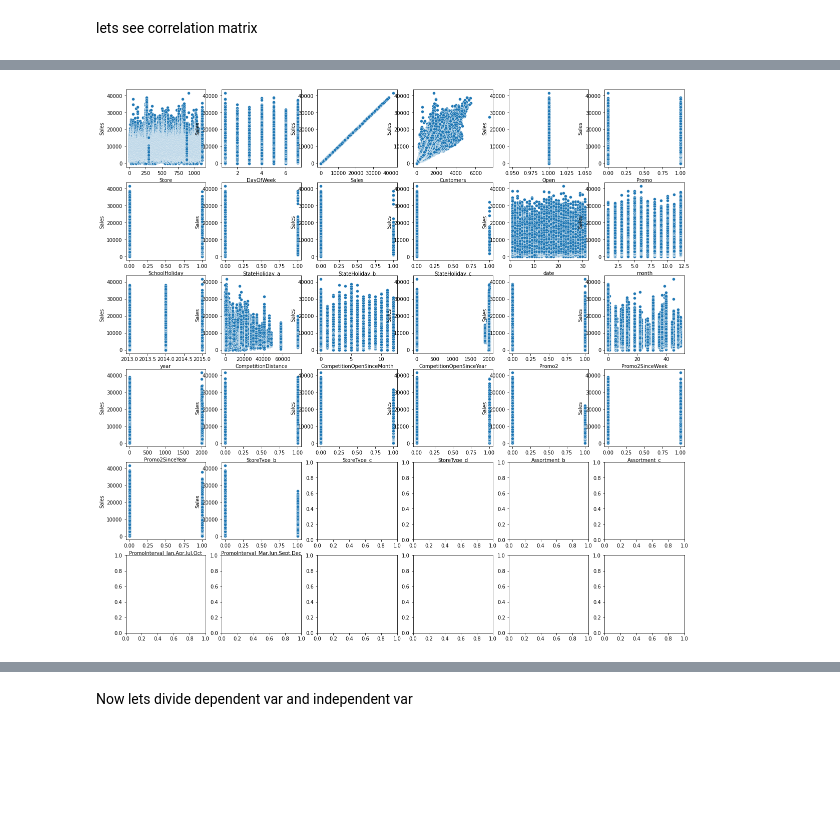
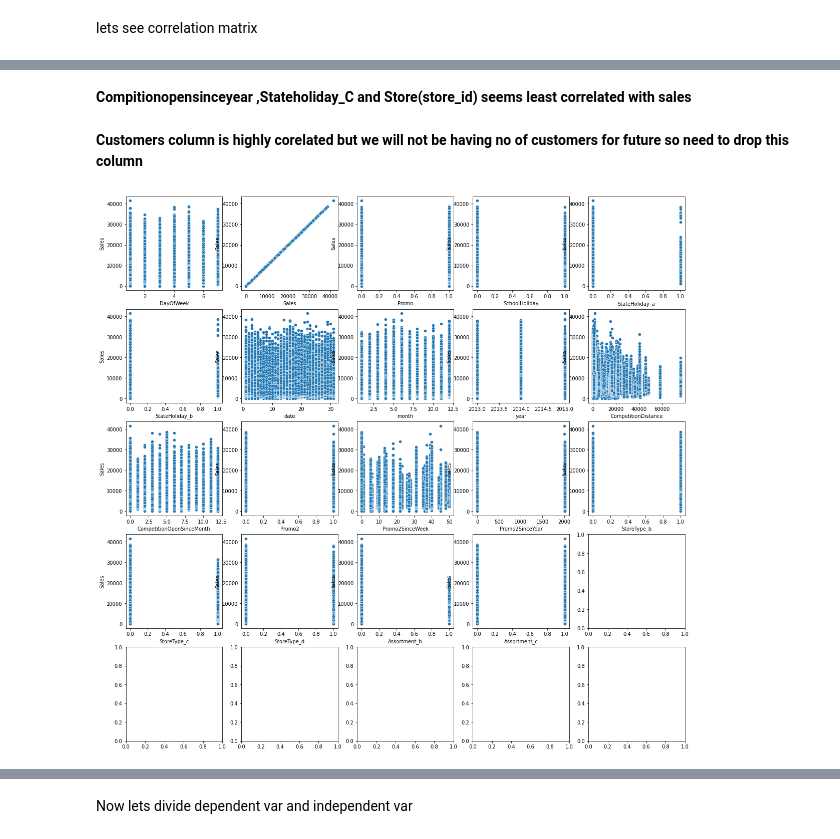
Before and after one commit to MadhurAwasthi/Rossmann-Sales-Prediction---Capstone-Project, a Jupyter notebook: Rossmann_Sales_Prediction_Capstone_Project.ipynb, the cells around one changed output, grey strips where cells are left out. Saved outputs shown, nothing was run; the diff lists cells and outputs as text; code cells hidden in the pictures; blank space fills up the shorter version.

```diff
--- a/Rossmann_Sales_Prediction_Capstone_Project.ipynb
+++ b/Rossmann_Sales_Prediction_Capstone_Project.ipynb
@@ -712,9 +682,12 @@ Name: Sales, dtype: float64
+# %%
+# one hot encoding on Assortment
+new_df=pd.get_dummies(new_df,columns=['Assortment'],drop_first=True)
 # %% [markdown]
 lets see distribution of data
 # %%
-fig,axes=plt.subplots(nrows=5,ncols=5,figsize=(20,20))
-for i,col in enumerate(new_df.describe().columns):
- sns.histplot(new_df[col],ax=axes[i//5,i%5])
+# fig,axes=plt.subplots(nrows=4,ncols=4,figsize=(20,20))
+# for i,col in enumerate(new_df.describe().columns):
+#  sns.histplot(new_df[col],ax=axes[i//4,i%4])
 # %% [markdown]
 lets see correlation matrix
 # %%
@@ -726,6 +699,15 @@ sns.heatmap(correlations, annot = True);
+# %% [markdown]
+**Compitionopensinceyear ,Stateholiday_C and Store(store_id) seems least correlated with sales**
+# %%
+#lets remove competitionOpenSinceYear,
+new_df.drop(columns=['CompetitionOpenSinceYear','StateHoliday_c','Store'],inplace=True)
+# %% [markdown]
+**Customers column is highly corelated but we will not be having no of customers for future so need to drop this column**
+# %%
+new_df.drop(columns=['Customers'],inplace=True)
 # %%
-fig,axes=plt.subplots(nrows=6,ncols=6,figsize=(20,20))
+fig,axes=plt.subplots(nrows=5,ncols=5,figsize=(20,20))
 for i,col in enumerate(new_df.describe().columns):
- sns.scatterplot(new_df[col],new_df['Sales'],ax=axes[i//6,i%6])
+ sns.scatterplot(new_df[col],new_df['Sales'],ax=axes[i//5,i%5])
 # %% [output]
-[figure, old version]
+[figure, new version]
```
Also changed, not shown: parts of 72 cells of this notebook.
